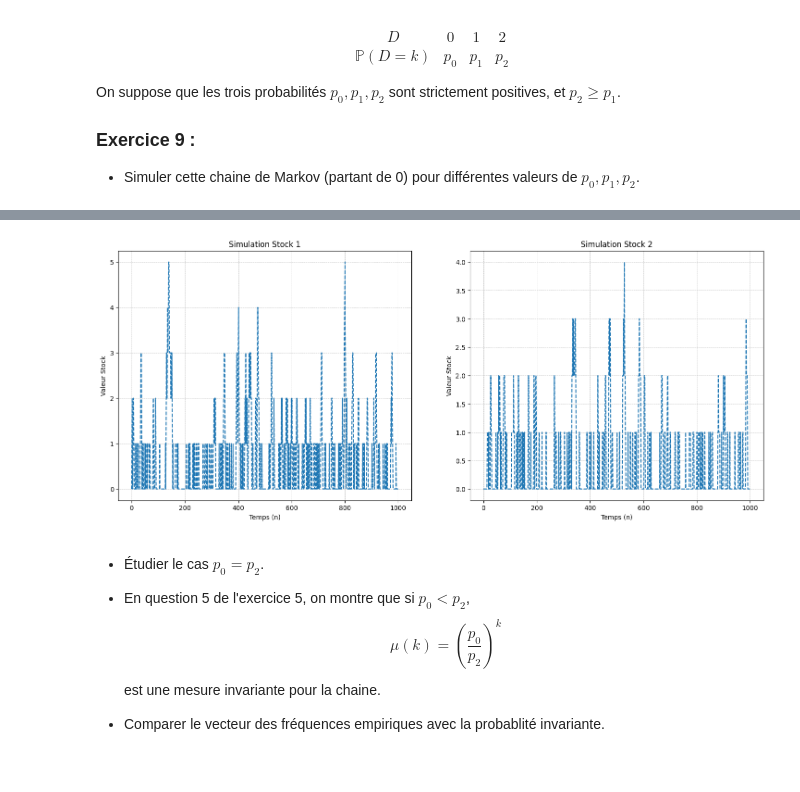
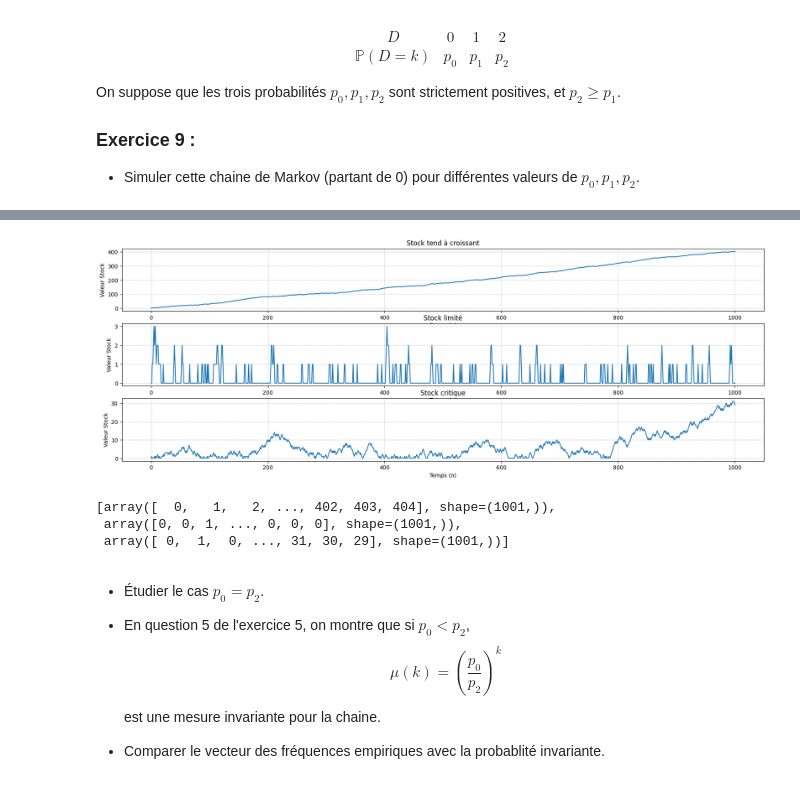
Before and after one commit to Tysonn2605/data-insat-tyson, a Jupyter notebook: notebooks/TP-Markov-sujet-25-26.ipynb, the cells around one changed output, grey strips where cells are left out. Cells and saved outputs as stored; diff of their text form; code cells hidden in the pictures.

```diff
--- a/notebooks/TP-Markov-sujet-25-26.ipynb
+++ b/notebooks/TP-Markov-sujet-25-26.ipynb
@@ -721,25 +721,31 @@ print(SimuStock((0.2, 0.3, 0.5), 100))
 # %%
-def plotStock(p_arr, n):
+def plotStock(p_arr, n, title):
     Mkv = []
-    for i in range(2):
+    for i in range(len(p_arr)):
         Mkv.append(SimuStock(p_arr[i], n))
 
-    fig, axs = plt.subplots(1, 2, figsize=(18, 7))
-    title = ["Simulation Stock 1", "Simulation Stock 2"]
+    fig, axs = plt.subplots(len(p_arr), 1, figsize=(21, 7))
+    axs = np.atleast_1d(axs)
 
     x_ax = range(n+1)
-    for i in range(2):
-        axs[i].plot(x_ax, Mkv[i], ls='--')
+    for i in range(len(p_arr)):
+        axs[i].plot(x_ax, Mkv[i], ls='-')
         axs[i].set_title(title[i])
         axs[i].set_xlabel("Temps (n)")
         axs[i].set_ylabel("Valeur Stock")
         axs[i].grid(True, ls='--', lw=0.5)
 
     plt.show()
 
-plotStock([(0.2, 0.3, 0.5), (0.1, 0.45, 0.45)], 1000)
+    return Mkv
+
+plotStock([(0.6, 0.2, 0.2), (0.1, 0.3, 0.6), (0.4, 0.2, 0.4)], 1000,
+          ["Stock tend à croissant", "Stock limité", "Stock critique"])
 # %% [output]
-[figure, old version]
+[figure, new version]
+[array([  0,   1,   2, ..., 402, 403, 404], shape=(1001,)),
+ array([0, 0, 1, ..., 0, 0, 0], shape=(1001,)),
+ array([ 0,  1,  0, ..., 31, 30, 29], shape=(1001,))]
 # %% [markdown]
 - Étudier le cas $p_0=p_2$.
 - En question 5 de l'exercice 5, on montre que si $p_0 < p_2$,
```
Also changed, not shown: parts of 13 cells of this notebook.
